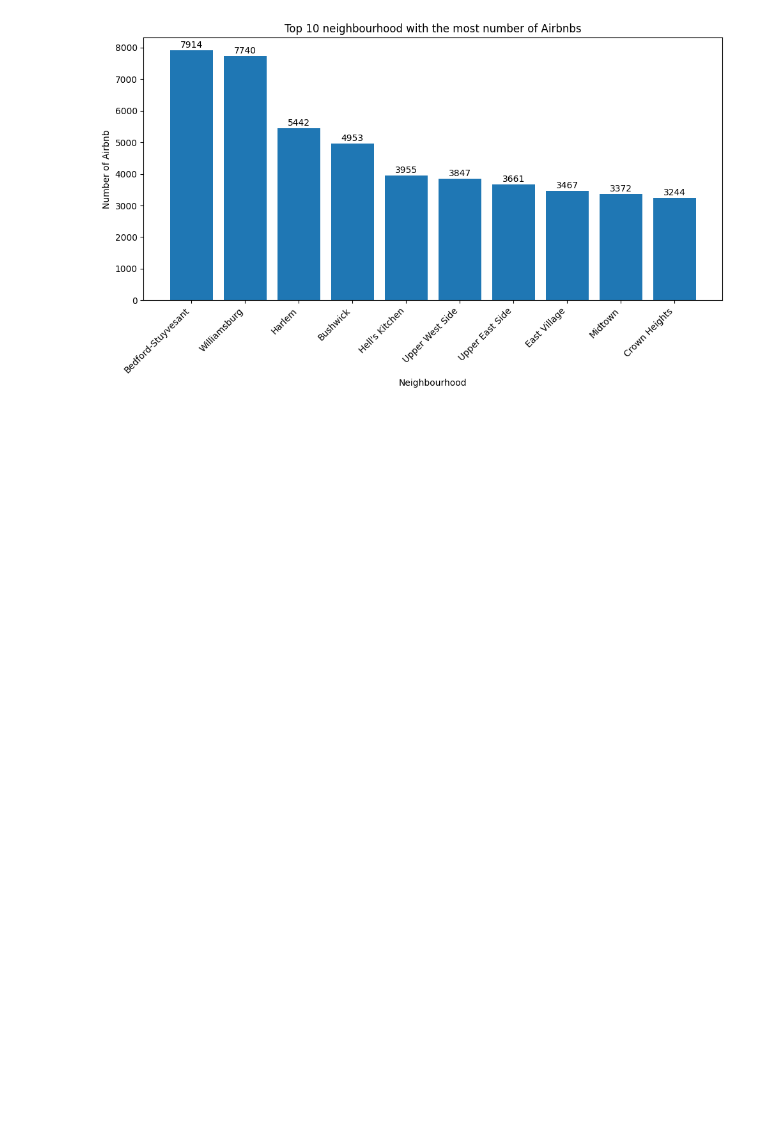
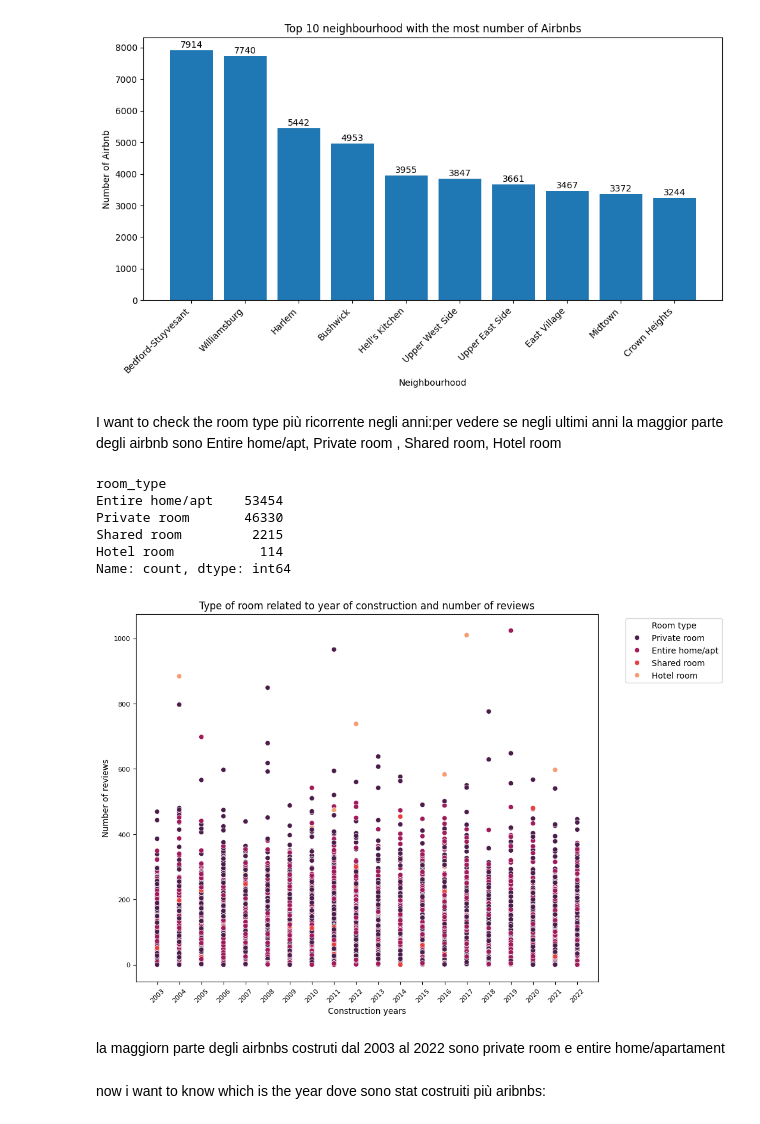
Before and after one commit to AnnaBicelli/Airbnb_Open_Data_project, a Jupyter notebook: Airbnb_Project.ipynb, the cells around one changed output. Cells and saved outputs as stored; diff of their text form; code cells hidden in the pictures; blank space fills up the shorter version.

```diff
--- a/Airbnb_Project.ipynb
+++ b/Airbnb_Project.ipynb
@@ -1048,3 +1102,35 @@ plt.tight_layout()
 plt.show()
 # %% [output]
 [figure]
+# %% [markdown]
+I want to check the room type  più ricorrente negli anni:per vedere se negli ultimi anni la maggior parte degli airbnb sono Entire home/apt, Private room , Shared room, Hotel room
+# %%
+airbnb_df.room_type.value_counts()
+# %% [output]
+room_type
+Entire home/apt    53454
+Private room       46330
+Shared room         2215
+Hotel room           114
+Name: count, dtype: int64
+# %%
+plt.figure(figsize=(10, 8))
+plt.xlabel('Construction years')
+plt.ylabel('Number of reviews')
+plt.title('Type of room related to year of construction and number of reviews')
+plt.xticks(rotation=45)
+
+# Interval of years and x-axis labels
+years = range(airbnb_df['construction_year'].min(), airbnb_df['construction_year'].max() + 1)
+plt.xticks(ticks=years, labels=years, fontsize=8)
+
+plt.yticks(rotation=0, fontsize=8)
+sns.scatterplot(data=airbnb_df, x='construction_year', y='number_of_reviews', hue='room_type', palette='rocket')
+plt.legend(title='Room type', bbox_to_anchor=(1.05, 1), loc='upper left')
+plt.show()
+# %% [output]
+[figure, added]
+# %% [markdown]
+la maggiorn parte degli airbnbs costruti dal 2003 al 2022 sono private room e entire home/apartament
+# %% [markdown]
+now i want to know which is the year dove sono stat costruiti più aribnbs:
```
Also changed, not shown: parts of 44 cells of this notebook.
